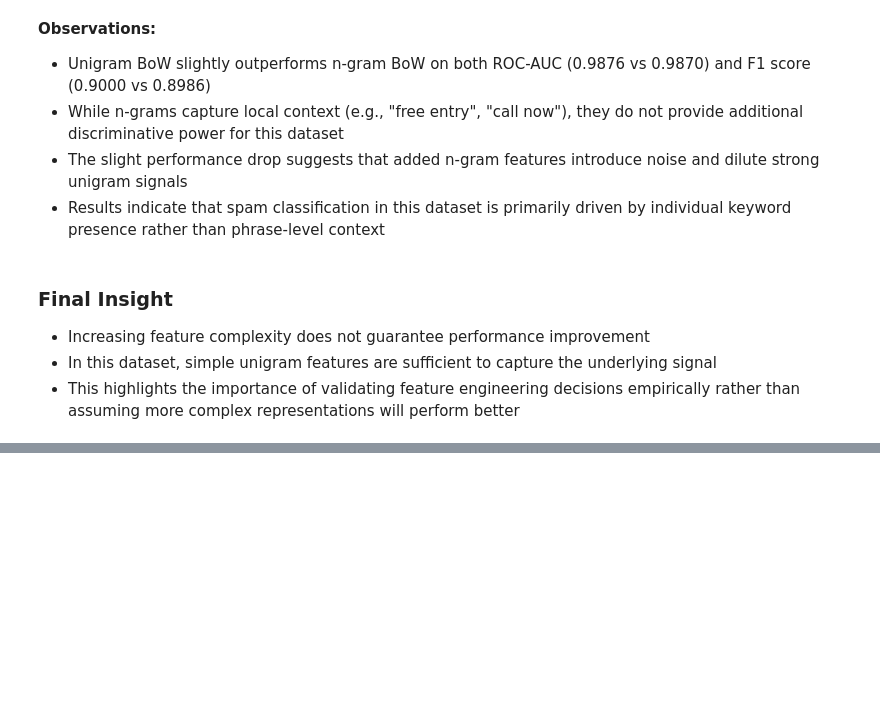
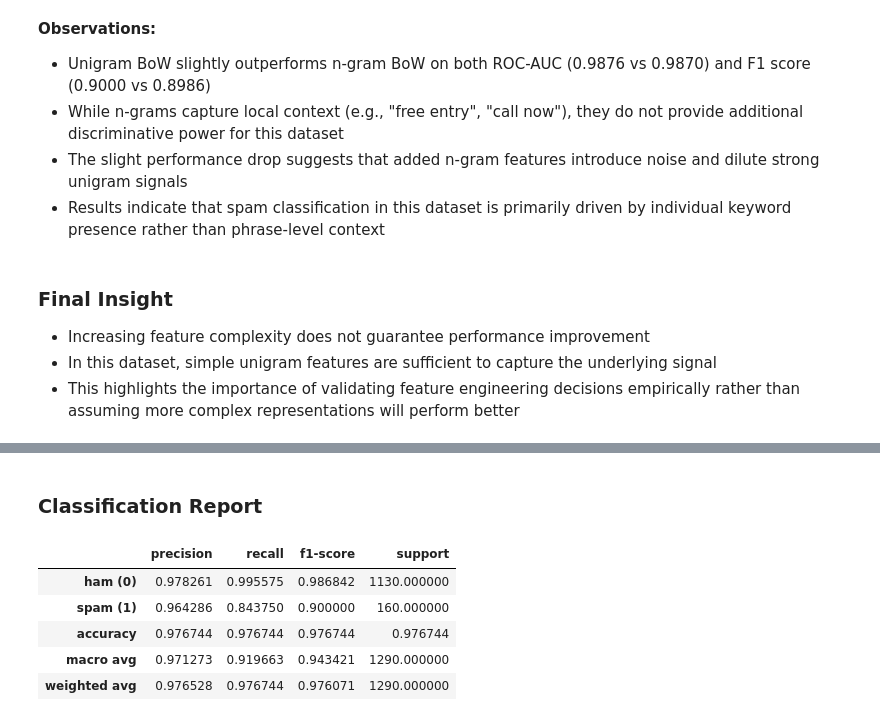
Before and after one commit to AmishaTiwari/nlp-playbook, a Jupyter notebook: notebooks/02_vectorization/bow_tfidf.ipynb, the cells around one changed output, grey strips where cells are left out. Drawn from its saved outputs; the diff is of its cells as text; code cells hidden in the pictures; blank space fills up the shorter version.

```diff
--- a/notebooks/02_vectorization/bow_tfidf.ipynb
+++ b/notebooks/02_vectorization/bow_tfidf.ipynb
@@ -542,0 +562,15 @@ Representation  ROC-AUC  F1 Score
+# %%
+# Getting y_pred using best model till now
+y_pred = lr_bow_baseline.predict(X_test_bow)
+
+# Misclassified Samples
+misclassified_mask = (y_test != y_pred)
+misclassified_df = pd.DataFrame({
+    "text": X_test,
+    "true label": y_test,
+    "predicted label": y_pred
+}).loc[misclassified_mask]
+
+print(f"Total samples {X_test.shape[0]}")
+print(f"Misclassified Samples {misclassified_df.shape[0]}")
+print(f"Error Rate: {misclassified_df.shape[0]/X_test.shape[0]:.2%}")
@@ -542,0 +689,19 @@ Representation  ROC-AUC  F1 Score
+# %% [markdown]
+### Classification Report
+# %%
+report = classification_report(
+    y_test,
+    y_pred,
+    target_names=["ham (0)", "spam (1)"],
+    output_dict=True
+)
+
+report_df = pd.DataFrame(report).transpose()
+display(report_df)
+# %% [output]
+|  | precision | recall | f1-score | support |
+| ham (0) | 0.978261 | 0.995575 | 0.986842 | 1130.000000 |
+| spam (1) | 0.964286 | 0.843750 | 0.900000 | 160.000000 |
+| accuracy | 0.976744 | 0.976744 | 0.976744 | 0.976744 |
+| macro avg | 0.971273 | 0.919663 | 0.943421 | 1290.000000 |
+| weighted avg | 0.976528 | 0.976744 | 0.976071 | 1290.000000 |
```
Also changed, not shown: parts of 17 cells of this notebook.
